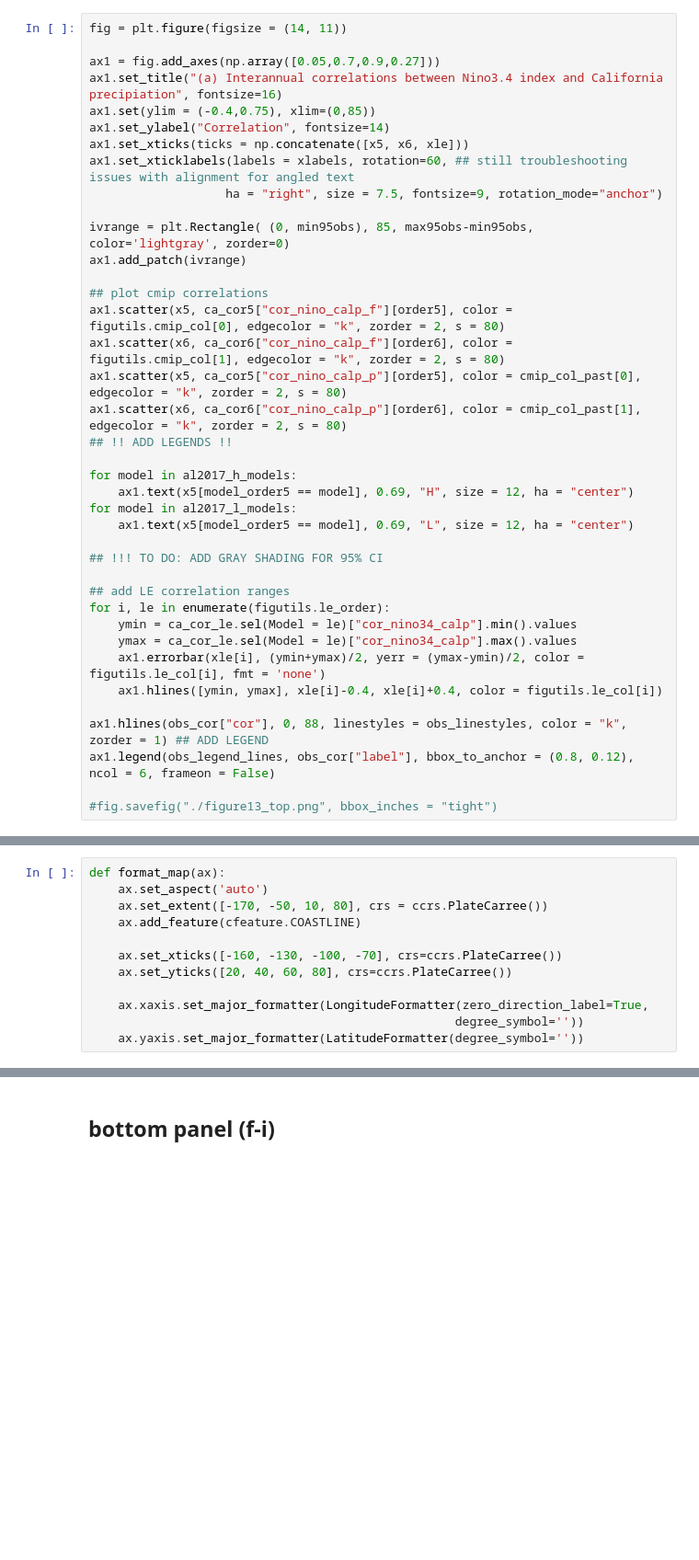
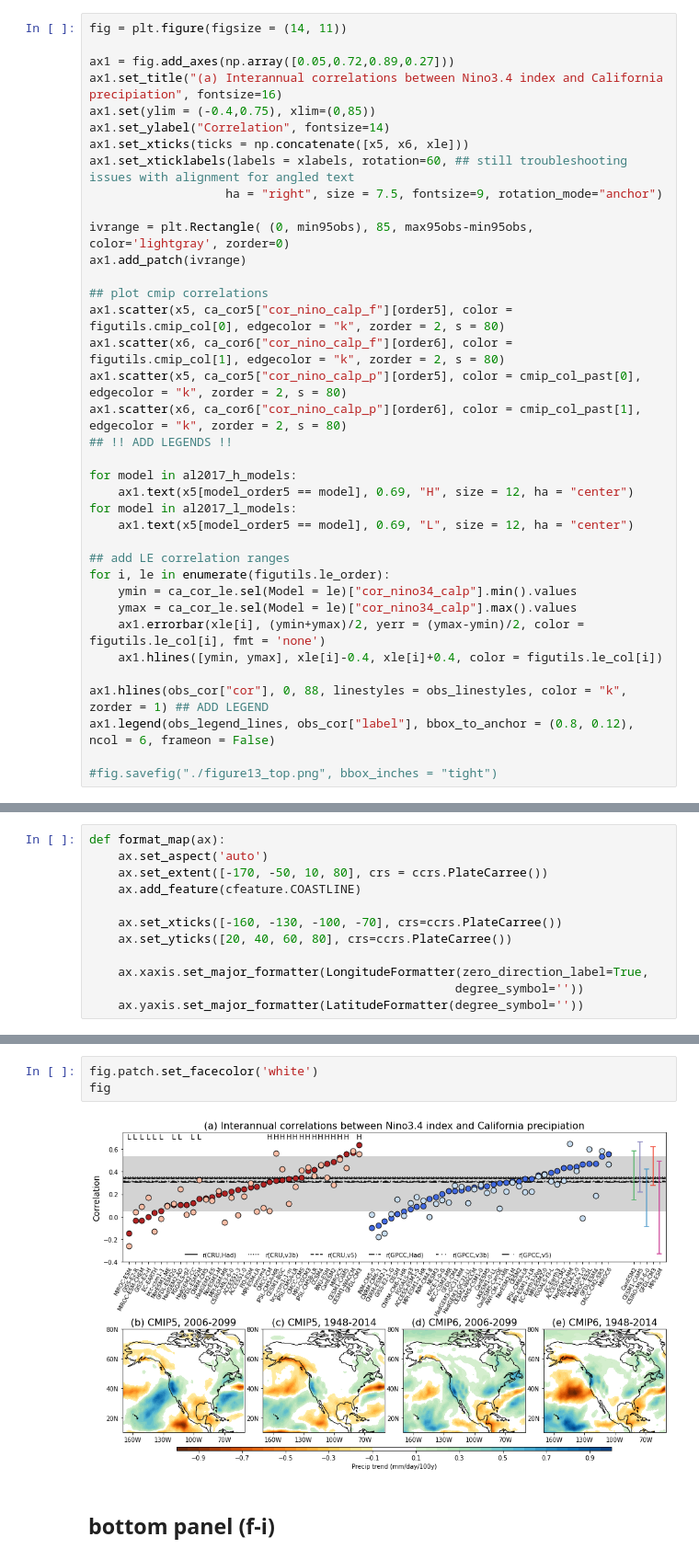
Before and after one commit to islasimpson/ecpaper2020, a Jupyter notebook: FIGURE_SCRIPTS/fig_13.ipynb, the cells around one changed output, grey strips where cells are left out. Shown at 92% size. Drawn from its saved outputs; the diff is of its cells as text; blank space fills up the shorter version.

Commit message:
finishing up modifying figure 13 so that it all appears in one figure

```diff
--- a/FIGURE_SCRIPTS/fig_13.ipynb
+++ b/FIGURE_SCRIPTS/fig_13.ipynb
@@ -95,7 +95,7 @@ al2017_l_models = ['MIROC-ESM', 'GISS-E2-R', 'MIROC-ESM-CHEM', 'GISS-E2-H', 'EC-
 # %%
 fig = plt.figure(figsize = (14, 11))
 
-ax1 = fig.add_axes(np.array([0.05,0.7,0.9,0.27]))
+ax1 = fig.add_axes(np.array([0.05,0.72,0.89,0.27]))
 ax1.set_title("(a) Interannual correlations between Nino3.4 index and California precipiation", fontsize=16)
 ax1.set(ylim = (-0.4,0.75), xlim=(0,85))
 ax1.set_ylabel("Correlation", fontsize=14)
@@ -118,8 +118,6 @@ for model in al2017_h_models:
 for model in al2017_l_models:
     ax1.text(x5[model_order5 == model], 0.69, "L", size = 12, ha = "center")
 
-## !!! TO DO: ADD GRAY SHADING FOR 95% CI
-
 ## add LE correlation ranges
 for i, le in enumerate(figutils.le_order):
     ymin = ca_cor_le.sel(Model = le)["cor_nino34_calp"].min().values
@@ -229,3 +221,8 @@ fig.colorbar(cf, ax = axes, location = "bottom", shrink = 0.7, label = "Precip t
+# %%
+fig.patch.set_facecolor('white')
+fig
+# %% [output]
+[figure, added]
 # %% [markdown]
 ## bottom panel (f-i)
 # %% [markdown]
```
Also changed, not shown: parts of 3 cells of this notebook.
